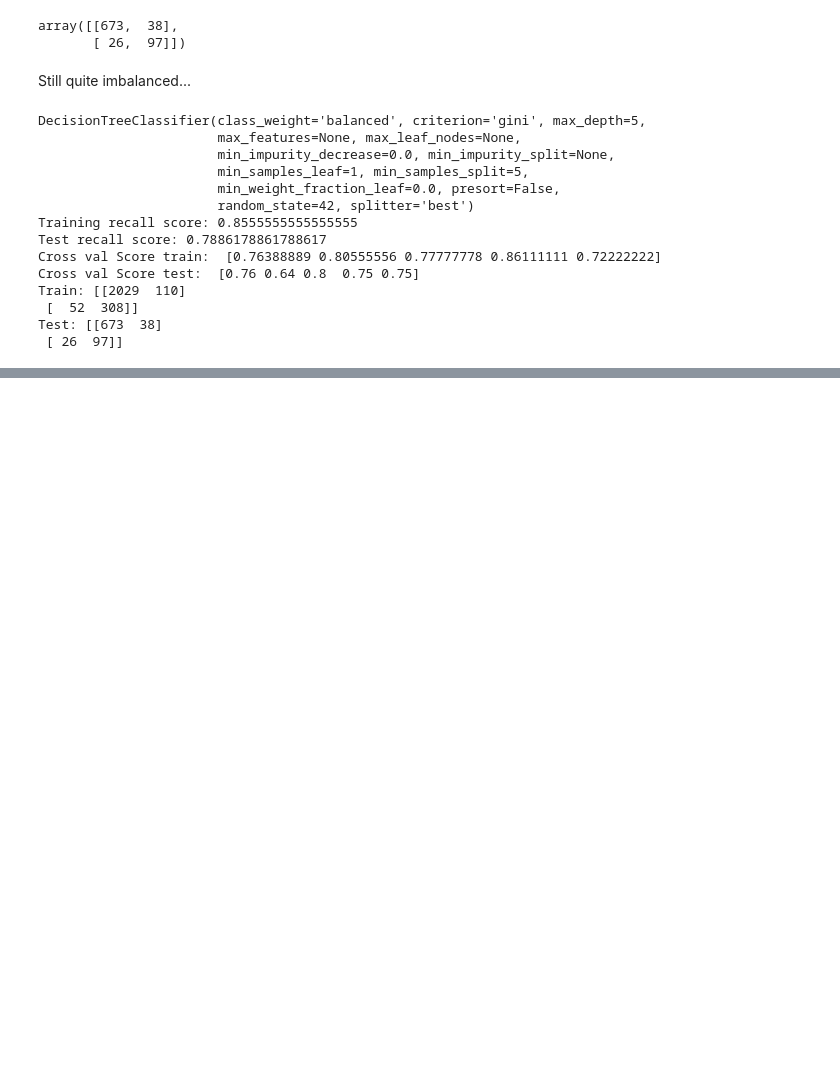
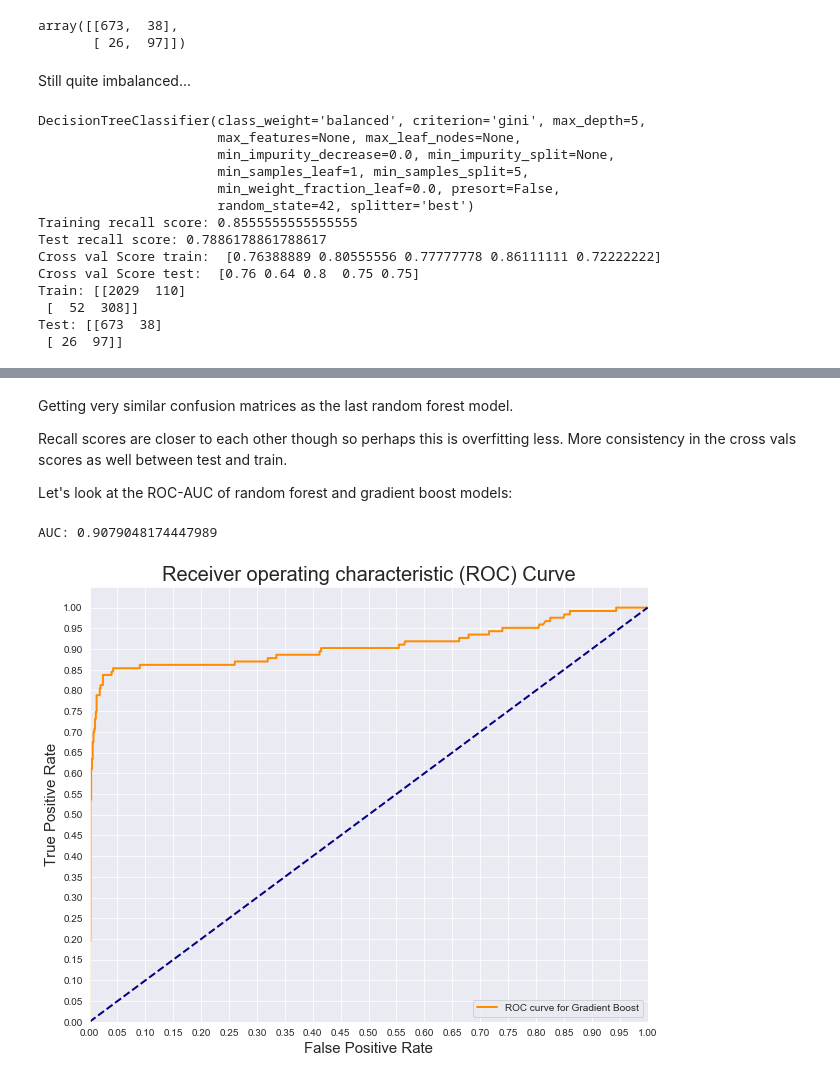
Before and after one commit to chum46/customer_churn_prediction, a Jupyter notebook: notebooks/exploratory/lmc_exploratory_nb/04_m2_lc.ipynb, the cells around one changed output, grey strips where cells are left out. Cells and saved outputs as stored; diff of their text form; code cells hidden in the pictures; blank space fills up the shorter version.

```diff
--- a/notebooks/exploratory/lmc_exploratory_nb/04_m2_lc.ipynb
+++ b/notebooks/exploratory/lmc_exploratory_nb/04_m2_lc.ipynb
@@ -293,0 +350,2 @@ Test: [[673  38]
+# %%
+run_model(gs_tree.best_estimator_, X, y)
@@ -293,0 +391,4 @@ Test: [[673  38]
+# %%
+rft2 = RandomForestClassifier(n_estimators=1000, max_depth=15, max_features = 10, class_weight = 'balanced_subsample', random_state = 42)
+# %%
+run_model(rft2, X_train, y_train)
@@ -293,0 +421,3 @@ Test: [[673  38]
+# %%
+gbc = GradientBoostingClassifier(random_state = 15)
+run_model(gbc, X, y)
@@ -293,0 +445,33 @@ Test: [[673  38]
+# %% [markdown]
+Getting very similar confusion matrices as the last random forest model.
+
+Recall scores are closer to each other though so perhaps this is overfitting less.  More consistency in the cross vals scores as well between test and train.
+
+Let's look at the ROC-AUC of random forest and gradient boost models:
+# %%
+y_score = gbc.fit(X_train, y_train).decision_function(X_test)
+# y_score_rf = rft2.fit(X_train, y_train).decision_function(X_test)
+
+fpr, tpr, thresholds = roc_curve(y_test, y_score)
+# fpr_rf, tpr_rf, thresholds_rf = roc_curve(y_test, y_score_rf)
+
+print(f'AUC: {auc(fpr, tpr)}')
+plt.figure(figsize=(10, 8))
+lw = 2
+plt.plot(fpr, tpr, color='darkorange',
+         lw=lw, label='ROC curve for Gradient Boost')
+# plt.plot(fpr_rf, tpr_rf, color='darkgreen',
+#          lw=lw, label='ROC curve for Random Forest')
+plt.plot([0, 1], [0, 1], color='navy', lw=lw, linestyle='--')
+plt.xlim([0.0, 1.0])
+plt.ylim([0.0, 1.05])
+plt.yticks([i/20.0 for i in range(21)])
+plt.xticks([i/20.0 for i in range(21)])
+plt.xlabel('False Positive Rate', fontsize = 15)
+plt.ylabel('True Positive Rate', fontsize = 15)
+plt.title('Receiver operating characteristic (ROC) Curve', fontsize = 20)
+plt.legend(loc='lower right')
+plt.show()
+# %% [output]
+AUC: 0.9079048174447989
+[figure, added]
```
Also changed, not shown: parts of 15 cells of this notebook, 3 other files.
